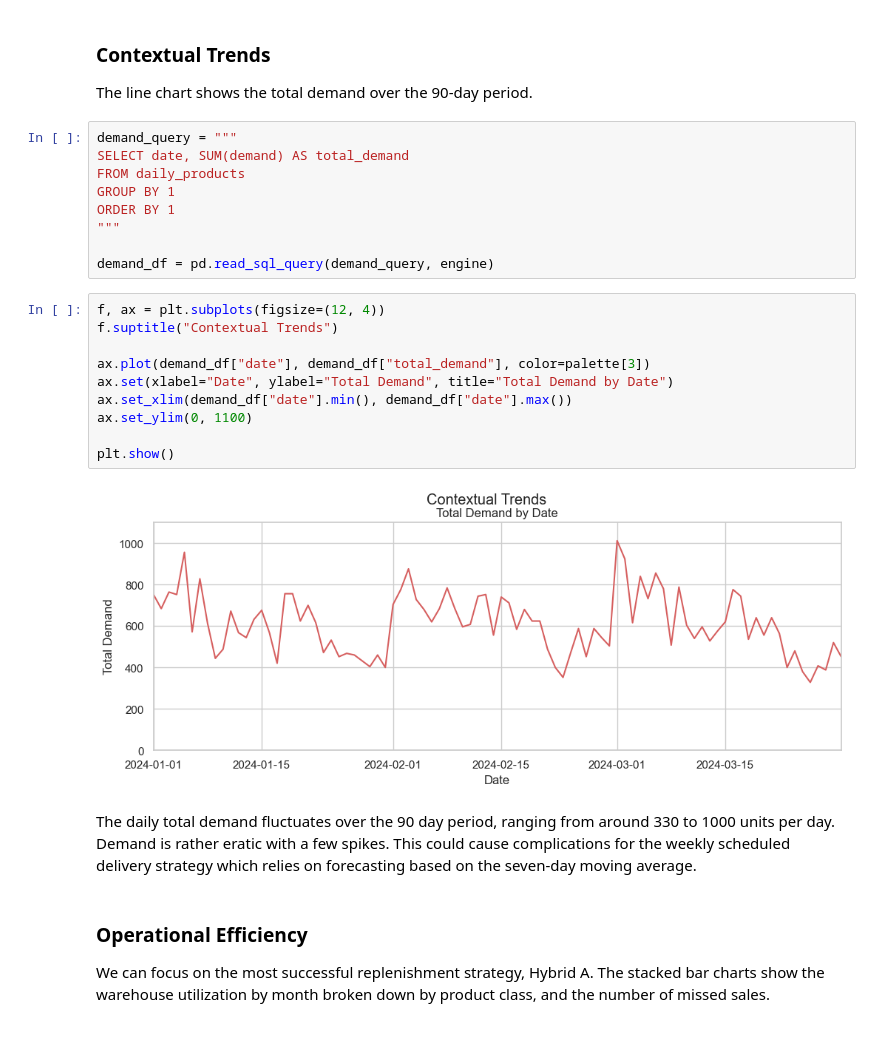
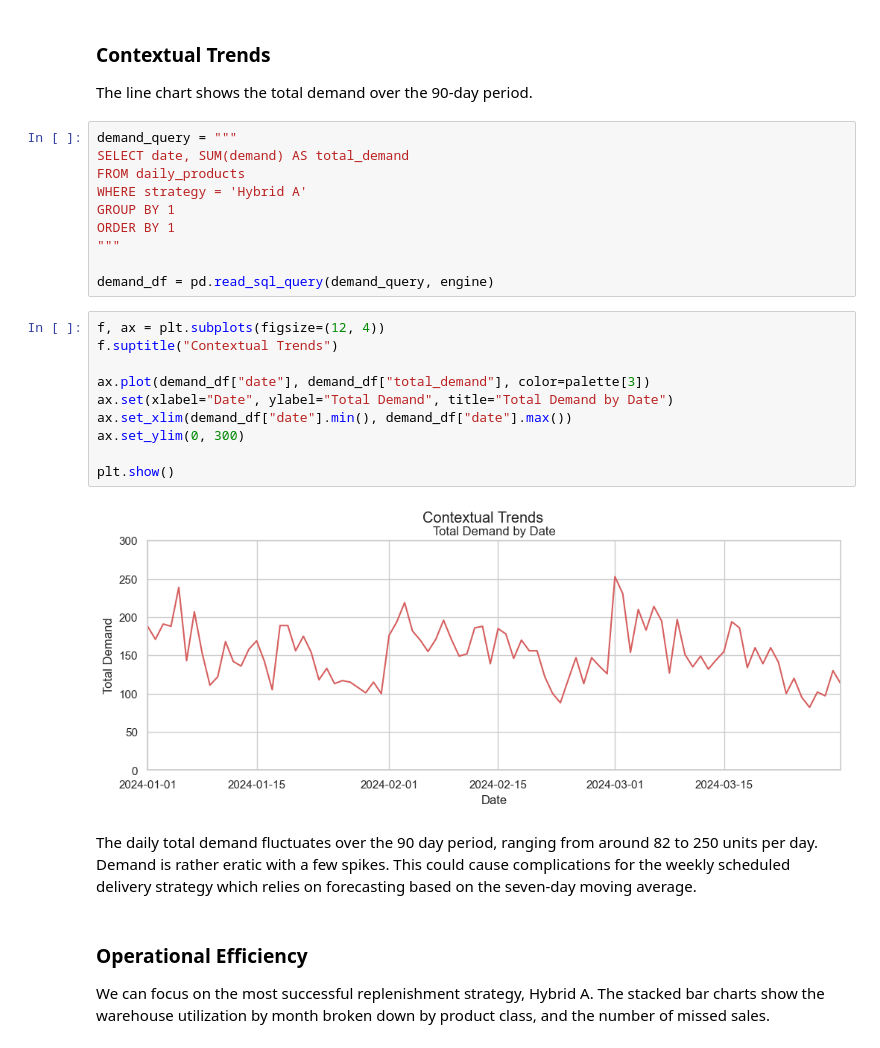
Before and after one commit to markus-pettersen/logistics-simulation, a Jupyter notebook: simulation/notebooks/05_eda_dashboard_prep.ipynb, the cells around one changed output. Drawn from its saved outputs; the diff is of its cells as text.

```diff
--- a/simulation/notebooks/05_eda_dashboard_prep.ipynb
+++ b/simulation/notebooks/05_eda_dashboard_prep.ipynb
@@ -734,6 +772,7 @@ The line chart shows the total demand over the 90-day period.
 demand_query = """
 SELECT date, SUM(demand) AS total_demand
 FROM daily_products
+WHERE strategy = 'Hybrid A'
 GROUP BY 1
 ORDER BY 1
 """
@@ -742,17 +781,17 @@ demand_df = pd.read_sql_query(demand_query, engine)
 # %%
 f, ax = plt.subplots(figsize=(12, 4))
 f.suptitle("Contextual Trends")
 
 ax.plot(demand_df["date"], demand_df["total_demand"], color=palette[3])
 ax.set(xlabel="Date", ylabel="Total Demand", title="Total Demand by Date")
 ax.set_xlim(demand_df["date"].min(), demand_df["date"].max())
-ax.set_ylim(0, 1100)
+ax.set_ylim(0, 300)
 
 plt.show()
 # %% [output]
-[figure, old version]
+[figure, new version]
 # %% [markdown]
-The daily total demand fluctuates over the 90 day period, ranging from around 330 to 1000 units per day. Demand is rather eratic with a few spikes. This could cause complications for the weekly scheduled delivery strategy which relies on forecasting based on the seven-day moving average.
+The daily total demand fluctuates over the 90 day period, ranging from around 82 to 250 units per day. Demand is rather eratic with a few spikes. This could cause complications for the weekly scheduled delivery strategy which relies on forecasting based on the seven-day moving average.
 # %% [markdown]
 ### Operational Efficiency
 
```
Also changed, not shown: parts of 5 cells of this notebook.
